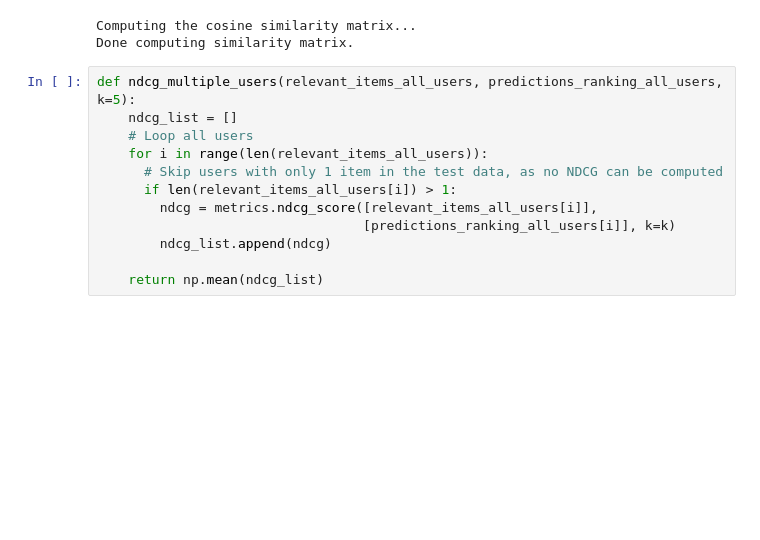
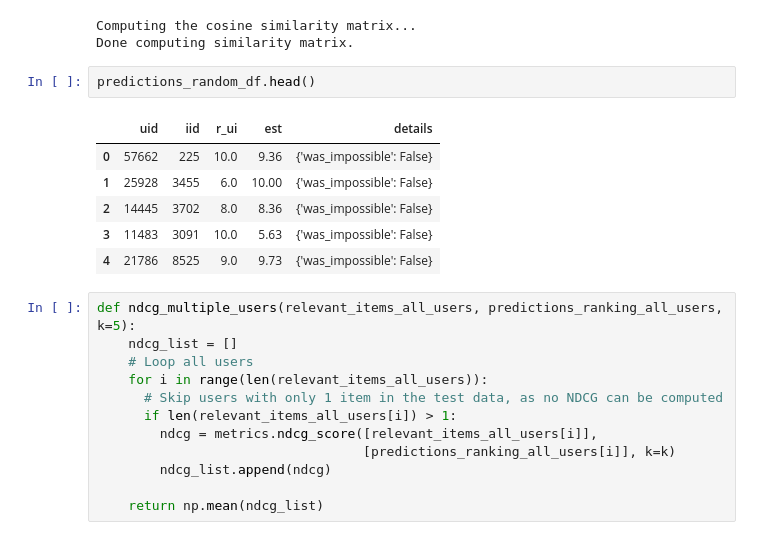
Before and after one commit to Jorgeherrero10/RecEngine, a Jupyter notebook: RecSys_Final_Project.ipynb, the cells around one changed output. Cells and saved outputs as stored; diff of their text form; blank space fills up the shorter version.

```diff
--- a/RecSys_Final_Project.ipynb
+++ b/RecSys_Final_Project.ipynb
@@ -649,6 +653,15 @@ predictions_cfmodel_df['est'] = predictions_cfmodel_df['est'].round(2)
 # %% [output]
 Computing the cosine similarity matrix...
 Done computing similarity matrix.
+# %%
+predictions_random_df.head()
+# %% [output]
+|  | uid | iid | r_ui | est | details |
+| 0 | 57662 | 225 | 10.0 | 9.36 | {'was_impossible': False} |
+| 1 | 25928 | 3455 | 6.0 | 10.00 | {'was_impossible': False} |
+| 2 | 14445 | 3702 | 8.0 | 8.36 | {'was_impossible': False} |
+| 3 | 11483 | 3091 | 10.0 | 5.63 | {'was_impossible': False} |
+| 4 | 21786 | 8525 | 9.0 | 9.73 | {'was_impossible': False} |
 # %%
 def ndcg_multiple_users(relevant_items_all_users, predictions_ranking_all_users, k=5):
     ndcg_list = []
```
Also changed, not shown: parts of 15 cells of this notebook.
